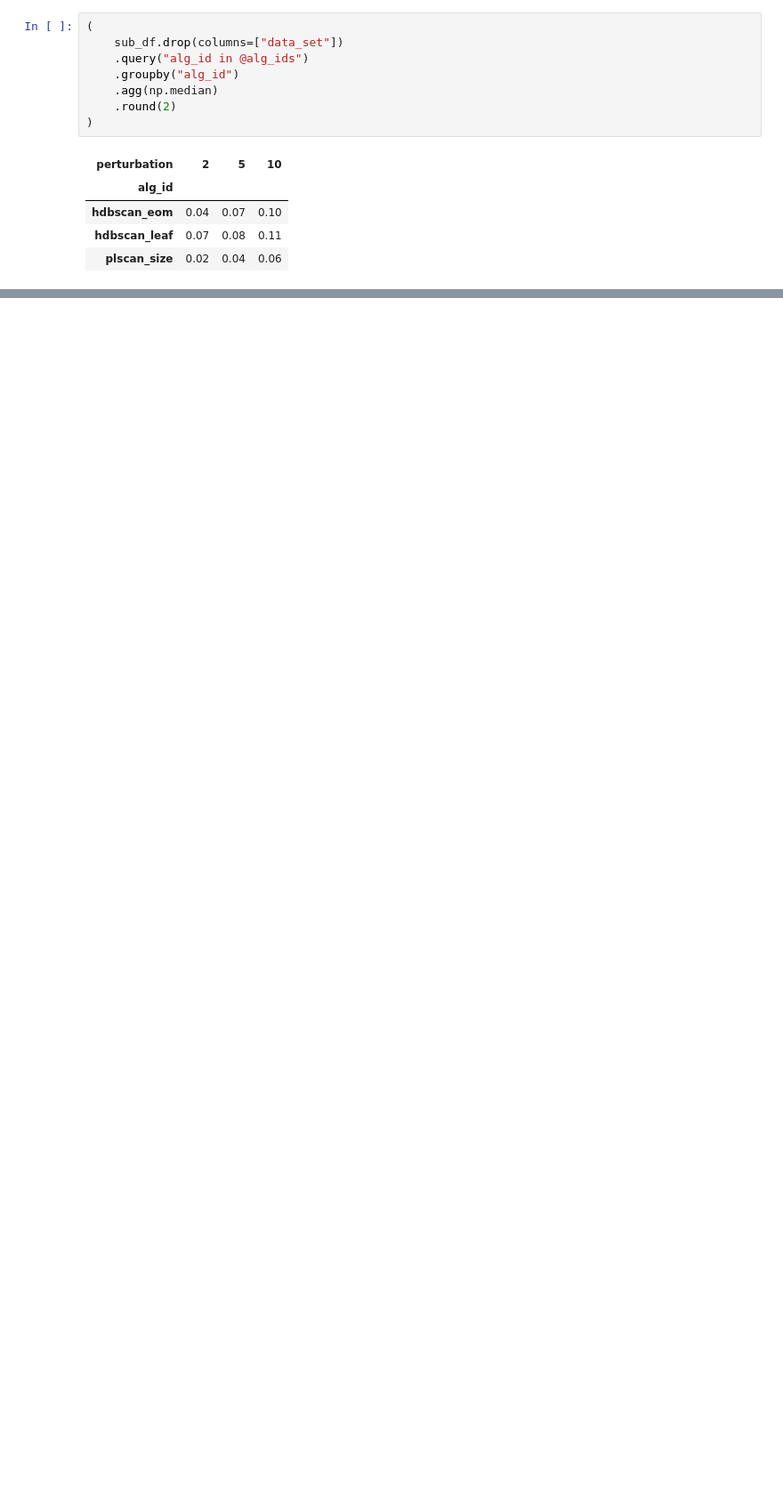
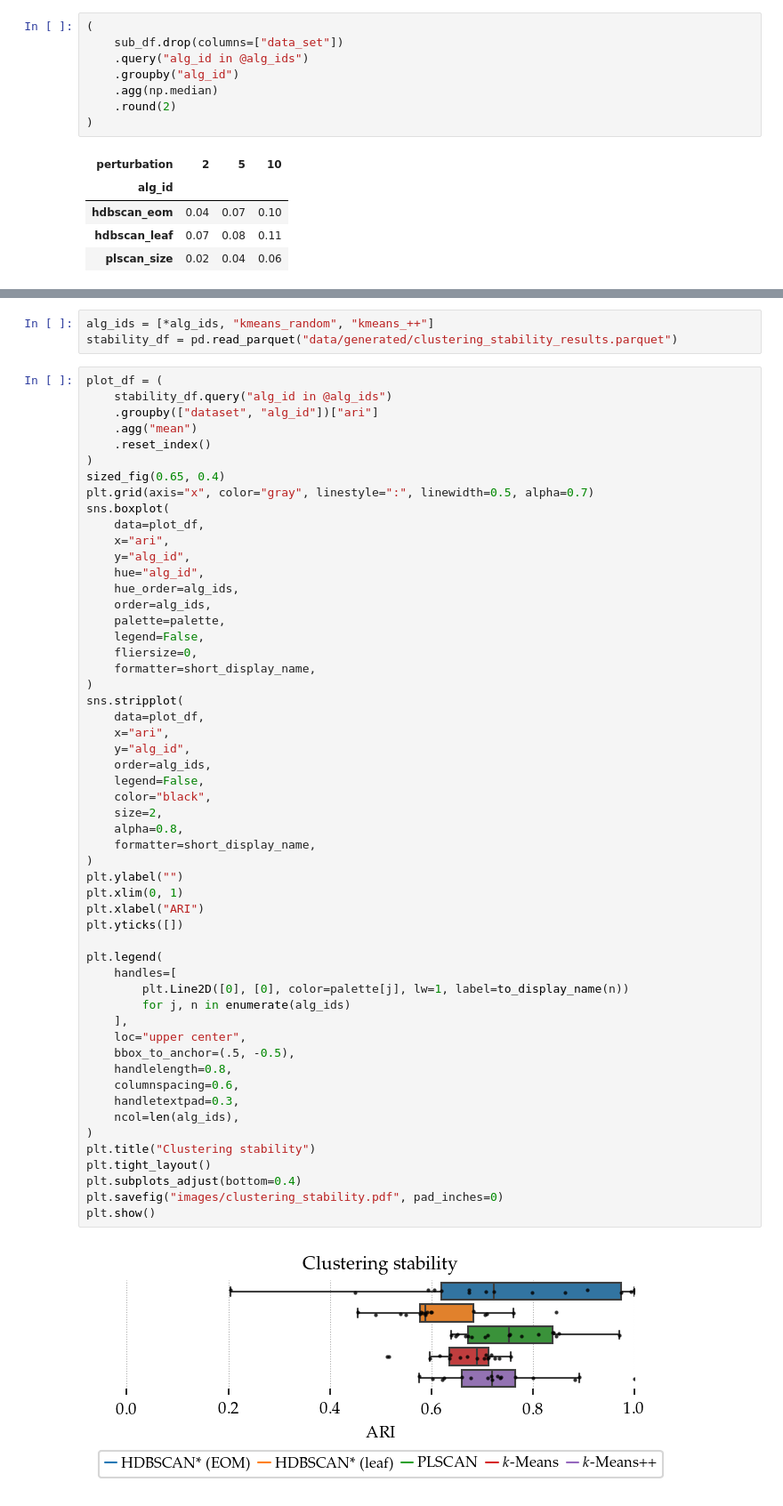
Before and after one commit to JelmerBot/fast_plscan, a Jupyter notebook: docs/_paper_figures.ipynb, the cells around one changed output, grey strips where cells are left out. Shown at 89% size. Drawn from its saved outputs; the diff is of its cells as text; blank space fills up the shorter version.

```diff
--- a/docs/_paper_figures.ipynb
+++ b/docs/_paper_figures.ipynb
@@ -898,0 +906,59 @@ plt.show()
+# %%
+alg_ids = [*alg_ids, "kmeans_random", "kmeans_++"]
+stability_df = pd.read_parquet("data/generated/clustering_stability_results.parquet")
+# %%
+plot_df = (
+    stability_df.query("alg_id in @alg_ids")
+    .groupby(["dataset", "alg_id"])["ari"]
+    .agg("mean")
+    .reset_index()
+)
+sized_fig(0.65, 0.4)
+plt.grid(axis="x", color="gray", linestyle=":", linewidth=0.5, alpha=0.7)
+sns.boxplot(
+    data=plot_df,
+    x="ari",
+    y="alg_id",
+    hue="alg_id",
+    hue_order=alg_ids,
+    order=alg_ids,
+    palette=palette,
+    legend=False,
+    fliersize=0,
+    formatter=short_display_name,
+)
+sns.stripplot(
+    data=plot_df,
+    x="ari",
+    y="alg_id",
+    order=alg_ids,
+    legend=False,
+    color="black",
+    size=2,
+    alpha=0.8,
+    formatter=short_display_name,
+)
+plt.ylabel("")
+plt.xlim(0, 1)
+plt.xlabel("ARI")
+plt.yticks([])
+
+plt.legend(
+    handles=[
+        plt.Line2D([0], [0], color=palette[j], lw=1, label=to_display_name(n))
+        for j, n in enumerate(alg_ids)
+    ],
+    loc="upper center",
+    bbox_to_anchor=(.5, -0.5),
+    handlelength=0.8,
+    columnspacing=0.6,
+    handletextpad=0.3,
+    ncol=len(alg_ids),
+)
+plt.title("Clustering stability")
+plt.tight_layout()
+plt.subplots_adjust(bottom=0.4)
+plt.savefig("images/clustering_stability.pdf", pad_inches=0)
+plt.show()
+# %% [output]
+[figure, added]
```
Also changed, not shown: parts of 9 cells of this notebook, 7 other files.
